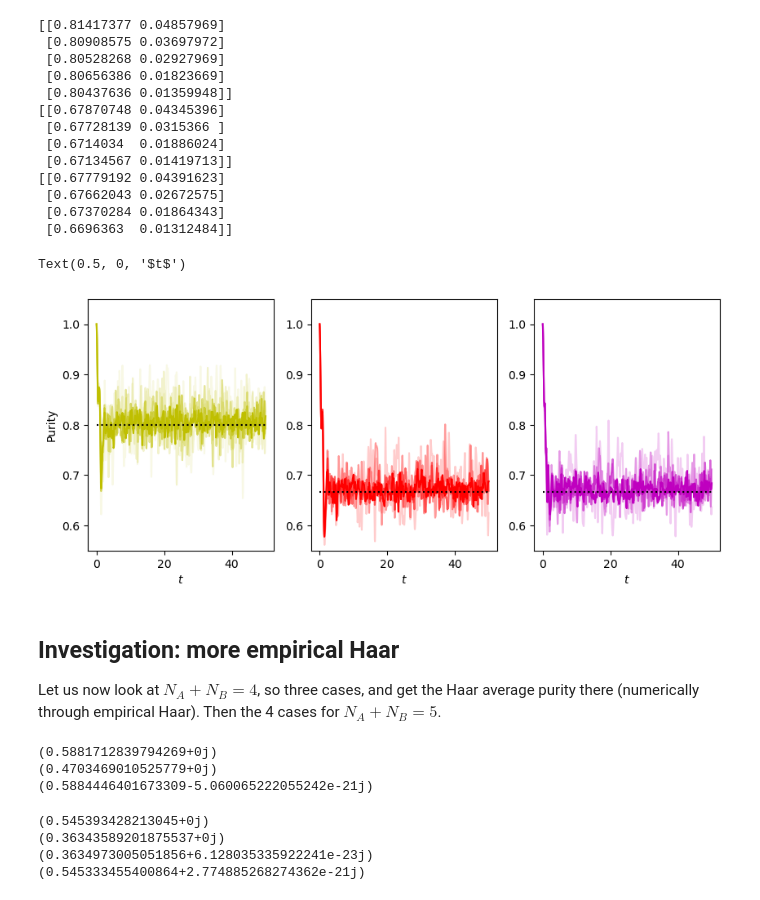
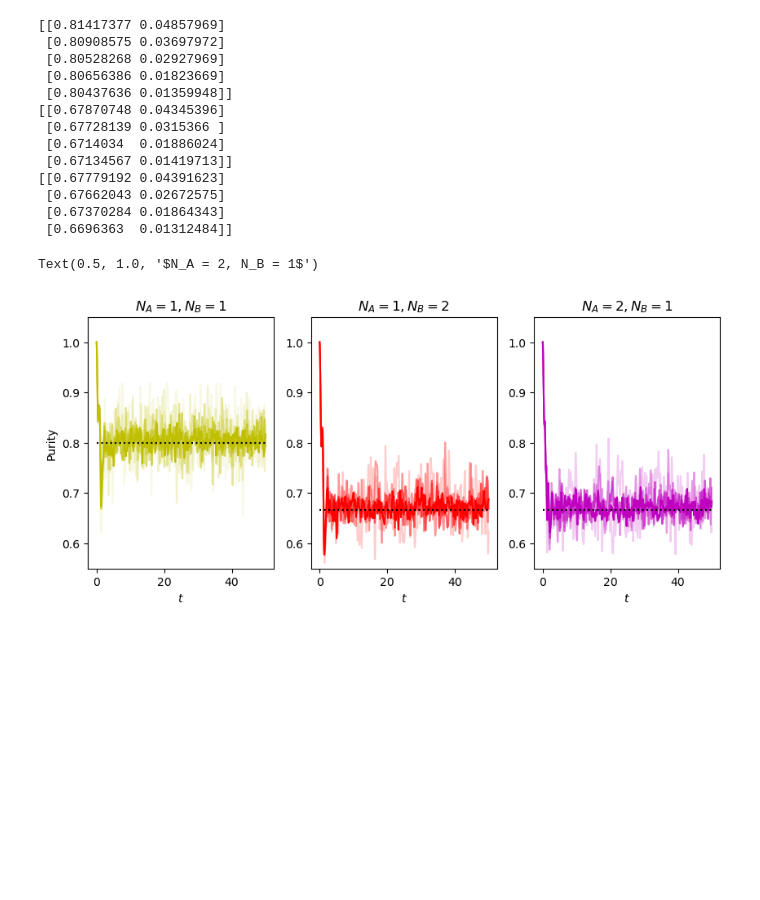
Before and after one commit to DaanTimmers/Summer_23, a Jupyter notebook: Projected_mixed.ipynb, the cells around one changed output. Drawn from its saved outputs; the diff is of its cells as text; code cells hidden in the pictures; blank space fills up the shorter version.

Commit message:
more empirical Haar data

```diff
--- a/Projected_mixed.ipynb
+++ b/Projected_mixed.ipynb
@@ -125,7 +125,7 @@ I will consider the simple case $N_A = 1, N_B = 1, N_C = 6$ as a starting case.
 
 N_A = 1
 N_B = 1
-N_C = 6
+N_C = 5
 h_x = 0.8090
 h_y = 0.9045
 J = 1
@@ -586,103 +586,35 @@ fig, axes = plt.subplots(nrows=1,ncols=3,figsize=(10,4))
 
 axes[0].plot(purity_timeseries['times'], purity_timeseries['purities_114'], color='y', alpha=0.1)
 axes[0].plot(purity_timeseries['times'], purity_timeseries['purities_115'], color='y', alpha=0.2)
 axes[0].plot(purity_timeseries['times'], purity_timeseries['purities_116'], color='y', alpha=0.4)
 axes[0].plot(purity_timeseries['times'], purity_timeseries['purities_117'], color='y', alpha=0.6)
 axes[0].plot(purity_timeseries['times_short'], purity_timeseries['purities_118'], color='y', alpha=1)
 axes[0].plot(purity_timeseries['times'], [0.8 for i in range(len(purity_timeseries['times']))], color='k', linestyle='dotted')
 axes[0].set_ylim(0.55,1.05)
 axes[0].set_ylabel('Purity')
 axes[0].set_xlabel('$t$')
+axes[0].set_title('$N_A = 1, N_B = 1$')
 #axes[0].set_xscale('log')
 
 axes[1].plot(purity_timeseries['times'], purity_timeseries['purities_124'], color='r', alpha=0.2)
 axes[1].plot(purity_timeseries['times'], purity_timeseries['purities_125'], color='r', alpha=0.4)
 axes[1].plot(purity_timeseries['times'], purity_timeseries['purities_126'], color='r', alpha=0.6)
 axes[1].plot(purity_timeseries['times_short'], purity_timeseries['purities_127'], color='r', alpha=1)
 axes[1].plot(purity_timeseries['times'], [2/3 for i in range(len(purity_timeseries['times']))], color='k', linestyle='dotted')
 axes[1].set_ylim(0.55,1.05)
 axes[1].set_xlabel('$t$')
+axes[1].set_title('$N_A = 1, N_B = 2$')
 #axes[1].set_xscale('log')
 
 axes[2].plot(purity_timeseries['times'], purity_timeseries['purities_214'], color='m', alpha=0.2)
 axes[2].plot(purity_timeseries['times'], purity_timeseries['purities_215'], color='m', alpha=0.4)
 axes[2].plot(purity_timeseries['times'], purity_timeseries['purities_216'], color='m', alpha=0.6)
 axes[2].plot(purity_timeseries['times_short'], purity_timeseries['purities_217'], color='m', alpha=1)
 axes[2].plot(purity_timeseries['times'], [2/3 for i in range(len(purity_timeseries['times']))], color='k', linestyle='dotted')
 axes[2].set_ylim(0.55,1.05)
 axes[2].set_xlabel('$t$')
+axes[2].set_title('$N_A = 2, N_B = 1$')
 #axes[2].set_xscale('log')
 # %% [output]
-Text(0.5, 0, '$t$')
+Text(0.5, 1.0, '$N_A = 2, N_B = 1$')
-[figure, old version]
+[figure, new version]
-# %% [markdown]
-## Investigation: more empirical Haar
-
-Let us now look at $N_A + N_B = 4$, so three cases, and get the Haar average purity there (numerically through empirical Haar). Then the 4 cases for $N_A + N_B = 5$.
-# %%
-purity_13 = 0
-purity_22 = 0
-purity_31 = 0
-
-for i in range(100000):
-    Psi0 = Psi_initial(4)
-    U = unitary_group.rvs(16)
-    Psi = U @ Psi0
-
-    rhoA = np.trace(np.outer(np.conjugate(Psi), Psi).reshape(2,8,2,8), axis1=1, axis2=3)
-    purity_13 += np.trace(rhoA @ rhoA)
-
-    rhoA = np.trace(np.outer(np.conjugate(Psi), Psi).reshape(4,4,4,4), axis1=1, axis2=3)
-    purity_22 += np.trace(rhoA @ rhoA)
-
-    rhoA = np.trace(np.outer(np.conjugate(Psi), Psi).reshape(8,2,8,2), axis1=1, axis2=3)
-    purity_31 += np.trace(rhoA @ rhoA)
-
-purity_13 /= 100000
-purity_22 /= 100000
-purity_31 /= 100000
-
-print(purity_13)
-print(purity_22)
-print(purity_31)
-# %% [output]
-(0.5881712839794269+0j)
-(0.4703469010525779+0j)
-(0.5884446401673309-5.060065222055242e-21j)
-# %%
-purity_14 = 0
-purity_23 = 0
-purity_32 = 0
-purity_41 = 0
-
-for i in range(100000):
-    Psi0 = Psi_initial(5)
-    U = unitary_group.rvs(32)
-    Psi = U @ Psi0
-
-    rhoA = np.trace(np.outer(np.conjugate(Psi), Psi).reshape(2,16,2,16), axis1=1, axis2=3)
-    purity_14 += np.trace(rhoA @ rhoA)
-
-    rhoA = np.trace(np.outer(np.conjugate(Psi), Psi).reshape(4,8,4,8), axis1=1, axis2=3)
-    purity_23 += np.trace(rhoA @ rhoA)
-
-    rhoA = np.trace(np.outer(np.conjugate(Psi), Psi).reshape(8,4,8,4), axis1=1, axis2=3)
-    purity_32 += np.trace(rhoA @ rhoA)
-
-    rhoA = np.trace(np.outer(np.conjugate(Psi), Psi).reshape(16,2,16,2), axis1=1, axis2=3)
-    purity_41 += np.trace(rhoA @ rhoA)
-
-purity_14 /= 100000
-purity_23 /= 100000
-purity_32 /= 100000
-purity_41 /= 100000
-
-print(purity_14)
-print(purity_23)
-print(purity_32)
-print(purity_41)
-# %% [output]
-(0.545393428213045+0j)
-(0.36343589201875537+0j)
-(0.3634973005051856+6.128035335922241e-23j)
-(0.545333455400864+2.774885268274362e-21j)
```
Also changed, not shown: parts of 3 cells of this notebook, 1 other file.
